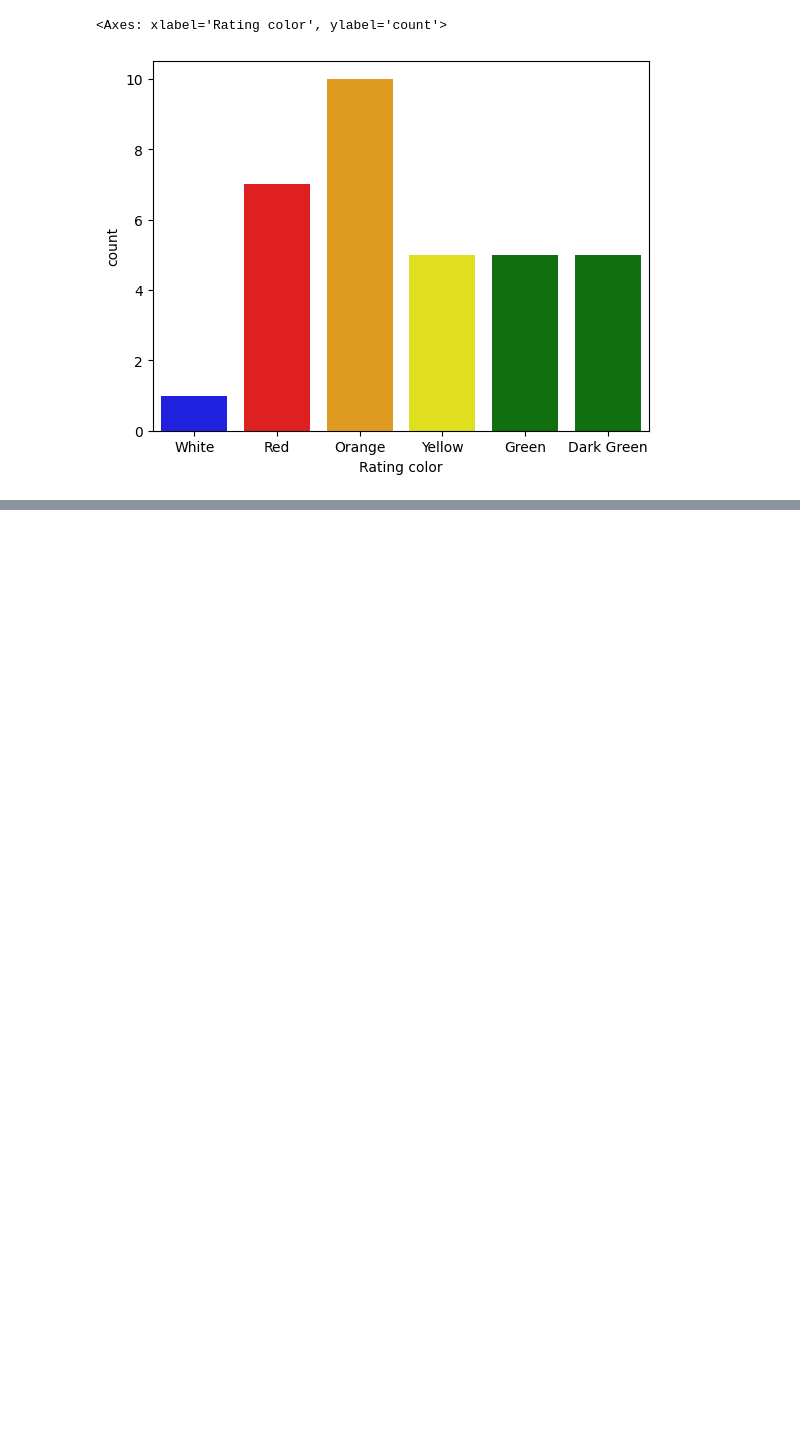
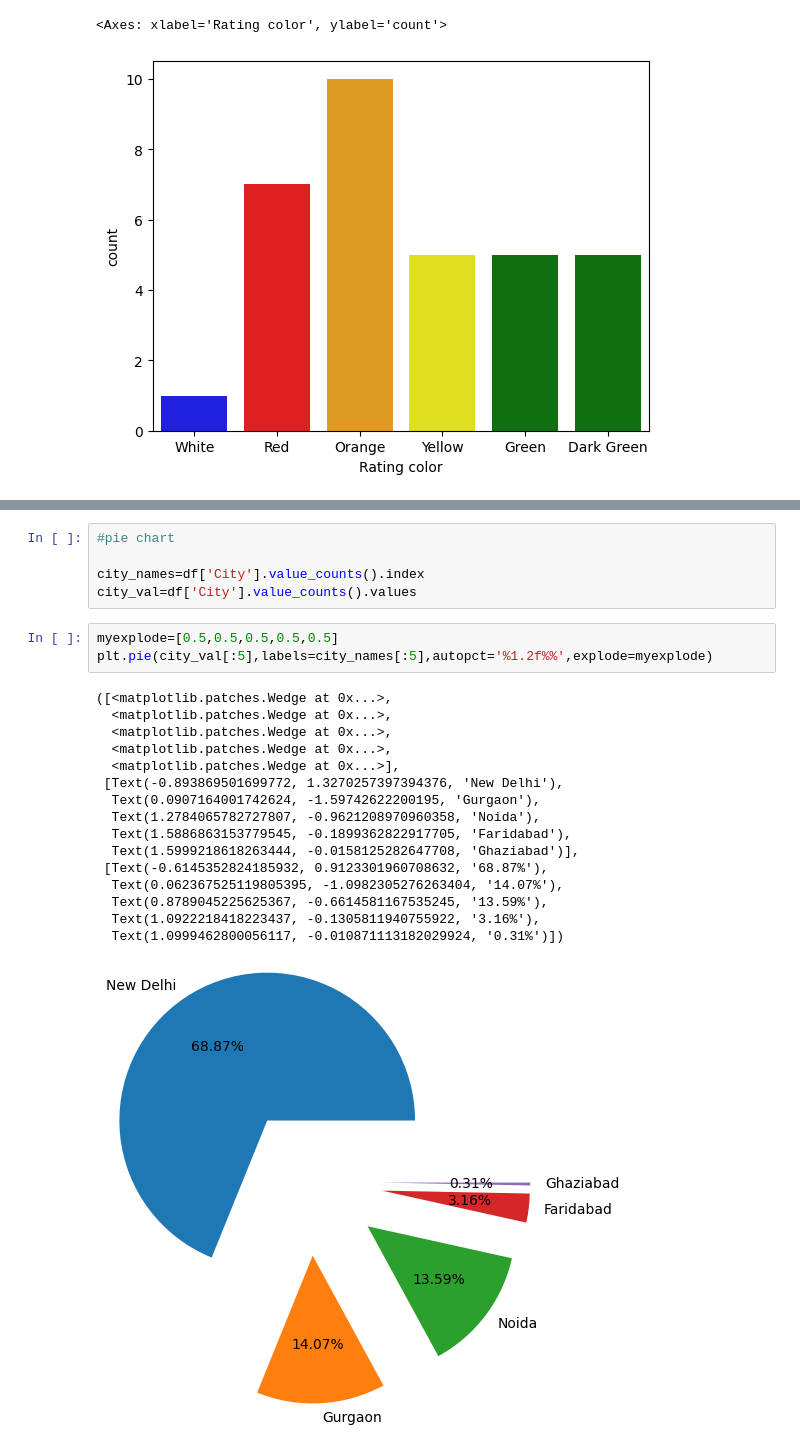
Before and after one commit to BibekRai44/Hands-on-Machine-Learning, a Jupyter notebook: zomato-eda.ipynb, the cells around one changed output, grey strips where cells are left out. Cells and saved outputs as stored; diff of their text form; blank space fills up the shorter version.

```diff
--- a/zomato-eda.ipynb
+++ b/zomato-eda.ipynb
@@ -209,0 +278,25 @@ sns.countplot(data=ratings,x="Rating color",palette=['blue','red','orange','yell
+# %%
+#pie chart
+
+city_names=df['City'].value_counts().index
+city_val=df['City'].value_counts().values
+# %%
+myexplode=[0.5,0.5,0.5,0.5,0.5]
+plt.pie(city_val[:5],labels=city_names[:5],autopct='%1.2f%%',explode=myexplode)
+# %% [output]
+([<matplotlib.patches.Wedge at 0x...>,
+  <matplotlib.patches.Wedge at 0x...>,
+  <matplotlib.patches.Wedge at 0x...>,
+  <matplotlib.patches.Wedge at 0x...>,
+  <matplotlib.patches.Wedge at 0x...>],
+ [Text(-0.893869501699772, 1.3270257397394376, 'New Delhi'),
+  Text(0.0907164001742624, -1.59742622200195, 'Gurgaon'),
+  Text(1.2784065782727807, -0.9621208970960358, 'Noida'),
+  Text(1.5886863153779545, -0.1899362822917705, 'Faridabad'),
+  Text(1.5999218618263444, -0.0158125282647708, 'Ghaziabad')],
+ [Text(-0.6145352824185932, 0.9123301960708632, '68.87%'),
+  Text(0.062367525119805395, -1.0982305276263404, '14.07%'),
+  Text(0.8789045225625367, -0.6614581167535245, '13.59%'),
+  Text(1.0922218418223437, -0.1305811940755922, '3.16%'),
+  Text(1.0999462800056117, -0.010871113182029924, '0.31%')])
+[figure, added]
```
Also changed, not shown: parts of 9 cells of this notebook.
